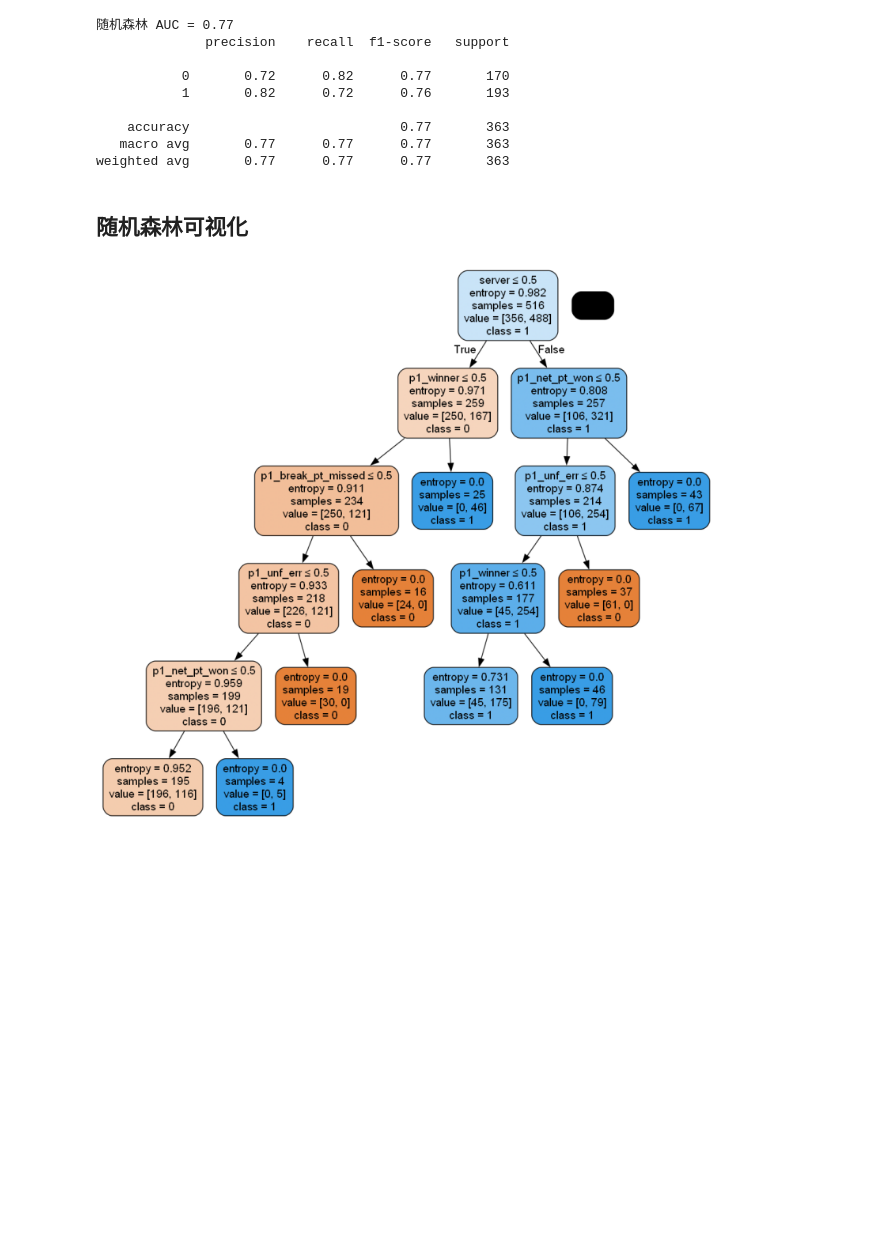
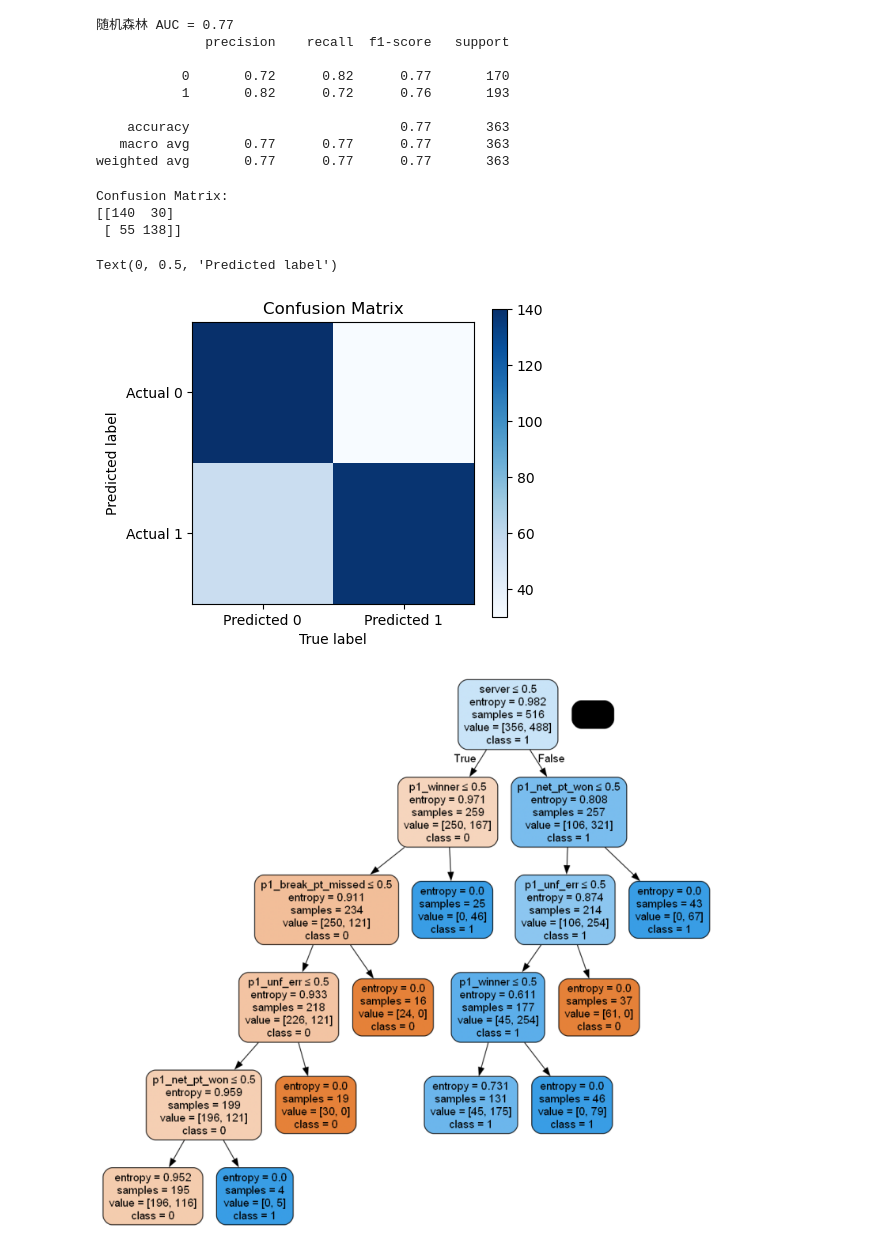
Before and after one commit to Winnie-Jiang/Ceagulumi, a Jupyter notebook: DecisionTree_RandomForest.ipynb, the cells around one changed output. Saved outputs shown, nothing was run; the diff lists cells and outputs as text; code cells hidden in the pictures; blank space fills up the shorter version.

```diff
--- a/DecisionTree_RandomForest.ipynb
+++ b/DecisionTree_RandomForest.ipynb
@@ -341,8 +318,30 @@ print(classification_report(y_test, rf.predict(X_test)))
     accuracy                           0.77       363
    macro avg       0.77      0.77      0.77       363
 weighted avg       0.77      0.77      0.77       363
-# %% [markdown]
-## 随机森林可视化
+# %%
+# 混淆矩阵
+y_pred = rf.predict(X_test)
+cm = confusion_matrix(y_test, y_pred)
+print("Confusion Matrix:")
+print(cm)
+
+# 绘制混淆矩阵
+plt.figure(figsize=(10, 4))
+
+plt.subplot(1, 2, 1)
+plt.imshow(cm, interpolation='nearest', cmap=plt.cm.Blues)
+plt.title('Confusion Matrix')
+plt.colorbar()
+plt.xticks([0, 1], ['Predicted 0', 'Predicted 1'])
+plt.yticks([0, 1], ['Actual 0', 'Actual 1'])
+plt.xlabel('True label')
+plt.ylabel('Predicted label')
+# %% [output]
+Confusion Matrix:
+[[140  30]
+ [ 55 138]]
+Text(0, 0.5, 'Predicted label')
+[figure, added]
 # %%
 # Graphviz中未提供多棵树的绘制方法，所以我们遍历森林中的树，分别进行绘制
 Estimators = rf.estimators_
```
Also changed, not shown: parts of 22 cells of this notebook.
